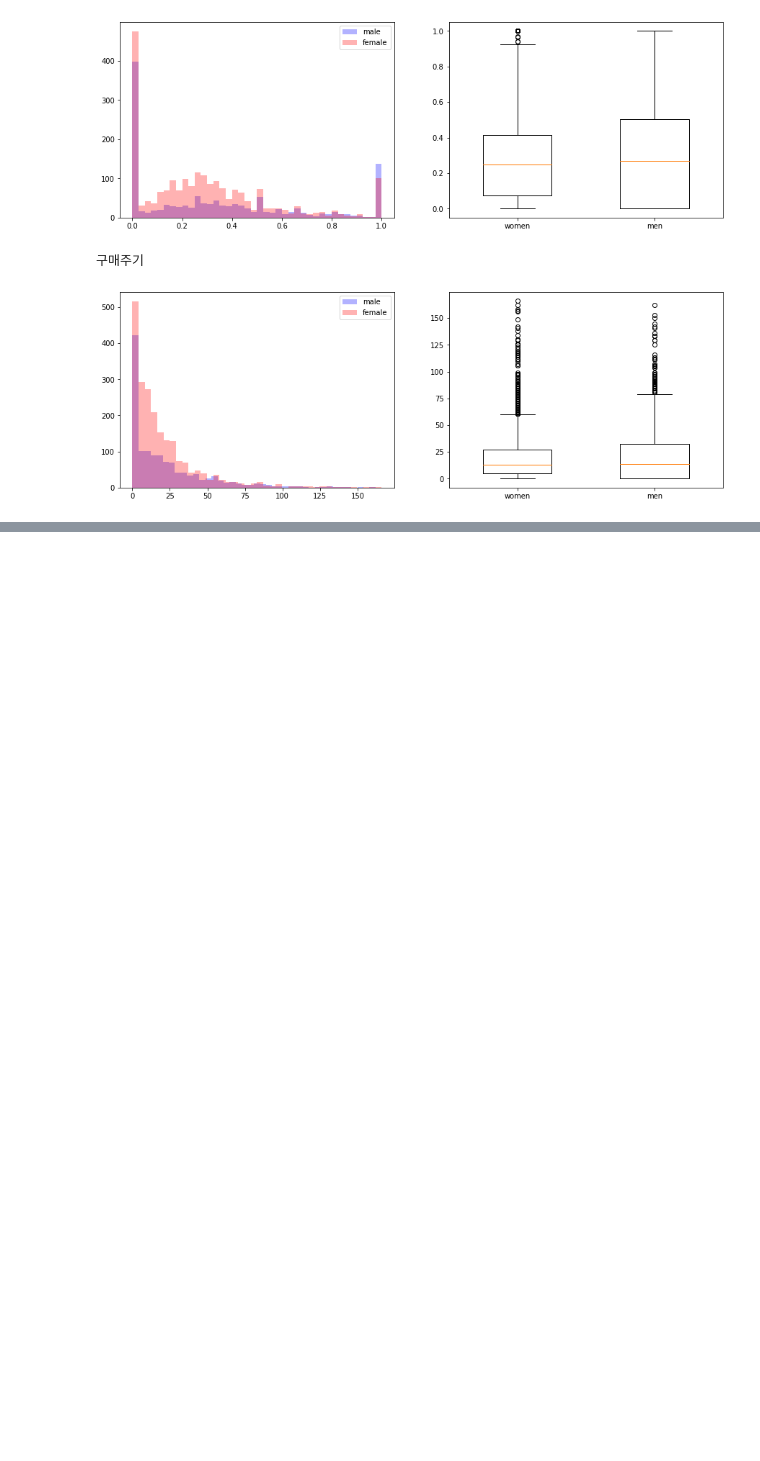
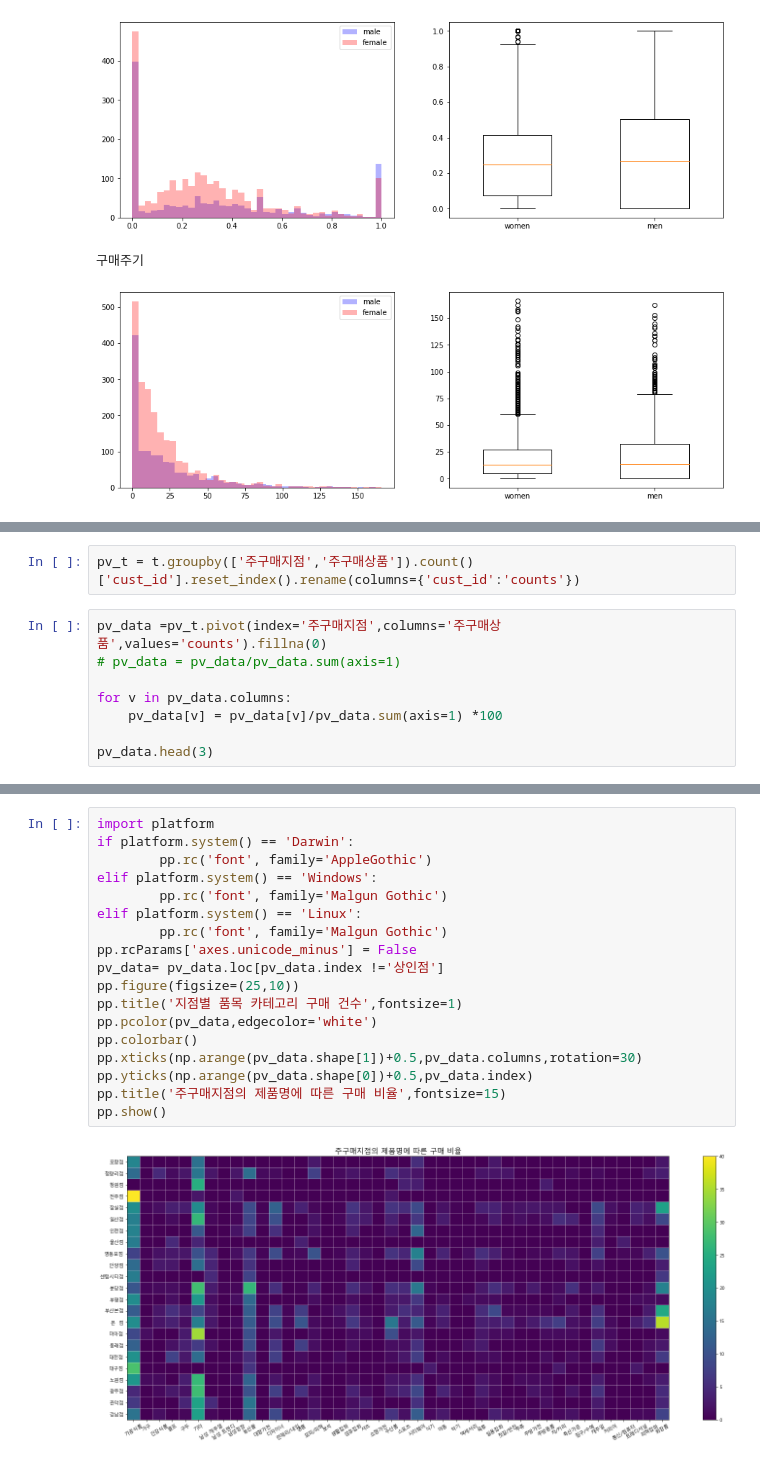
Before and after one commit to jaewon-jun9/python_study, a Jupyter notebook: 빅데이터분석기사/출제예시/제2유형.ipynb, the cells around one changed output, grey strips where cells are left out. Cells and saved outputs as stored; diff of their text form; blank space fills up the shorter version.

```diff
--- a/빅데이터분석기사/출제예시/제2유형.ipynb
+++ b/빅데이터분석기사/출제예시/제2유형.ipynb
@@ -209,0 +218,10 @@ for v in numeric:
+# %%
+pv_t = t.groupby(['주구매지점','주구매상품']).count()['cust_id'].reset_index().rename(columns={'cust_id':'counts'})
+# %%
+pv_data =pv_t.pivot(index='주구매지점',columns='주구매상품',values='counts').fillna(0)
+# pv_data = pv_data/pv_data.sum(axis=1)
+
+for v in pv_data.columns:
+    pv_data[v] = pv_data[v]/pv_data.sum(axis=1) *100
+
+pv_data.head(3)
@@ -209,0 +235,20 @@ for v in numeric:
+# %%
+import platform
+if platform.system() == 'Darwin':
+        pp.rc('font', family='AppleGothic')
+elif platform.system() == 'Windows':
+        pp.rc('font', family='Malgun Gothic')
+elif platform.system() == 'Linux':
+        pp.rc('font', family='Malgun Gothic')
+pp.rcParams['axes.unicode_minus'] = False
+pv_data= pv_data.loc[pv_data.index !='상인점']
+pp.figure(figsize=(25,10))
+pp.title('지점별 품목 카테고리 구매 건수',fontsize=1)
+pp.pcolor(pv_data,edgecolor='white')
+pp.colorbar()
+pp.xticks(np.arange(pv_data.shape[1])+0.5,pv_data.columns,rotation=30)
+pp.yticks(np.arange(pv_data.shape[0])+0.5,pv_data.index)
+pp.title('주구매지점의 제품명에 따른 구매 비율',fontsize=15)
+pp.show()
+# %% [output]
+[figure, added]
```
Also changed, not shown: parts of 2 cells of this notebook.
